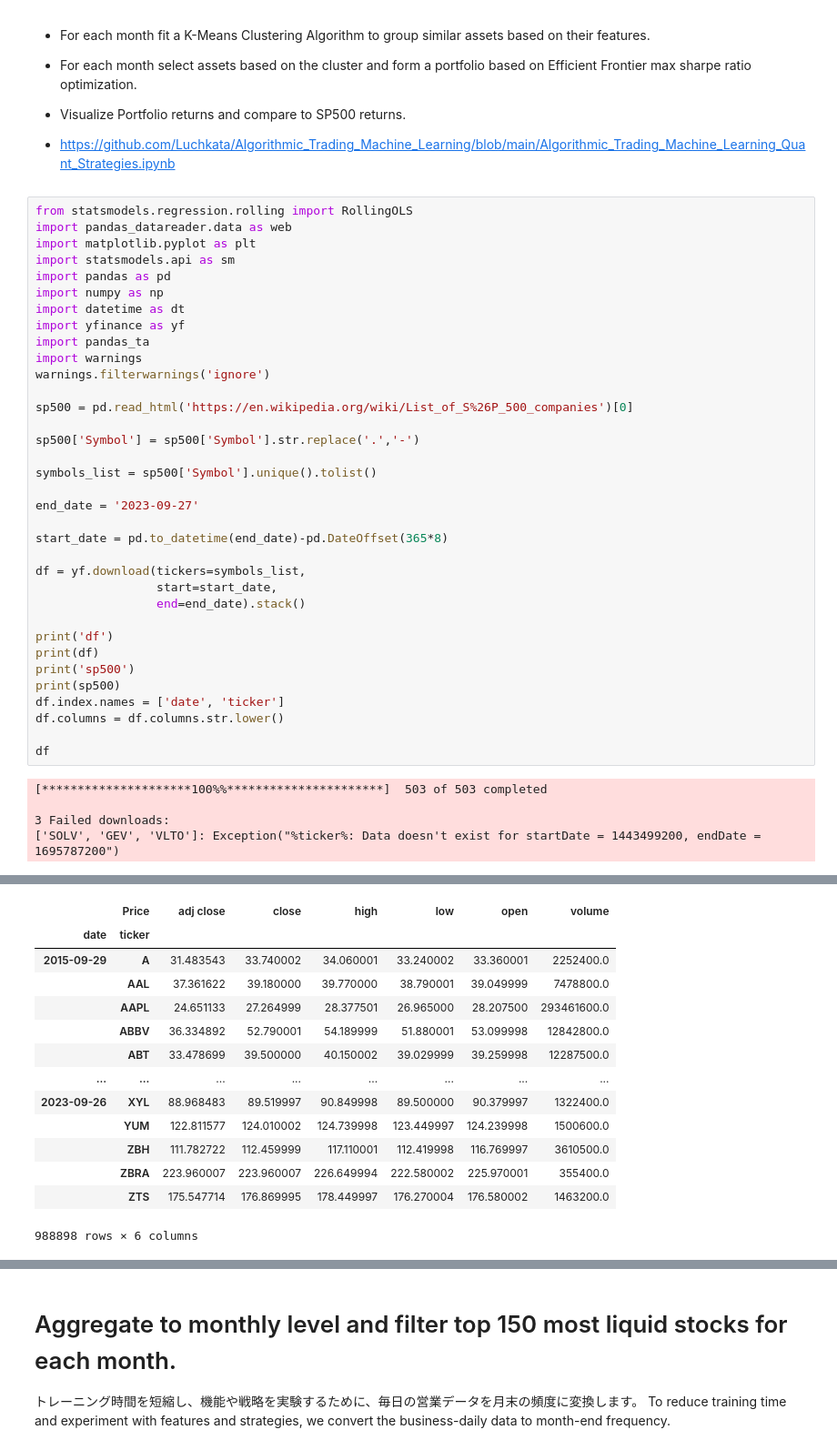
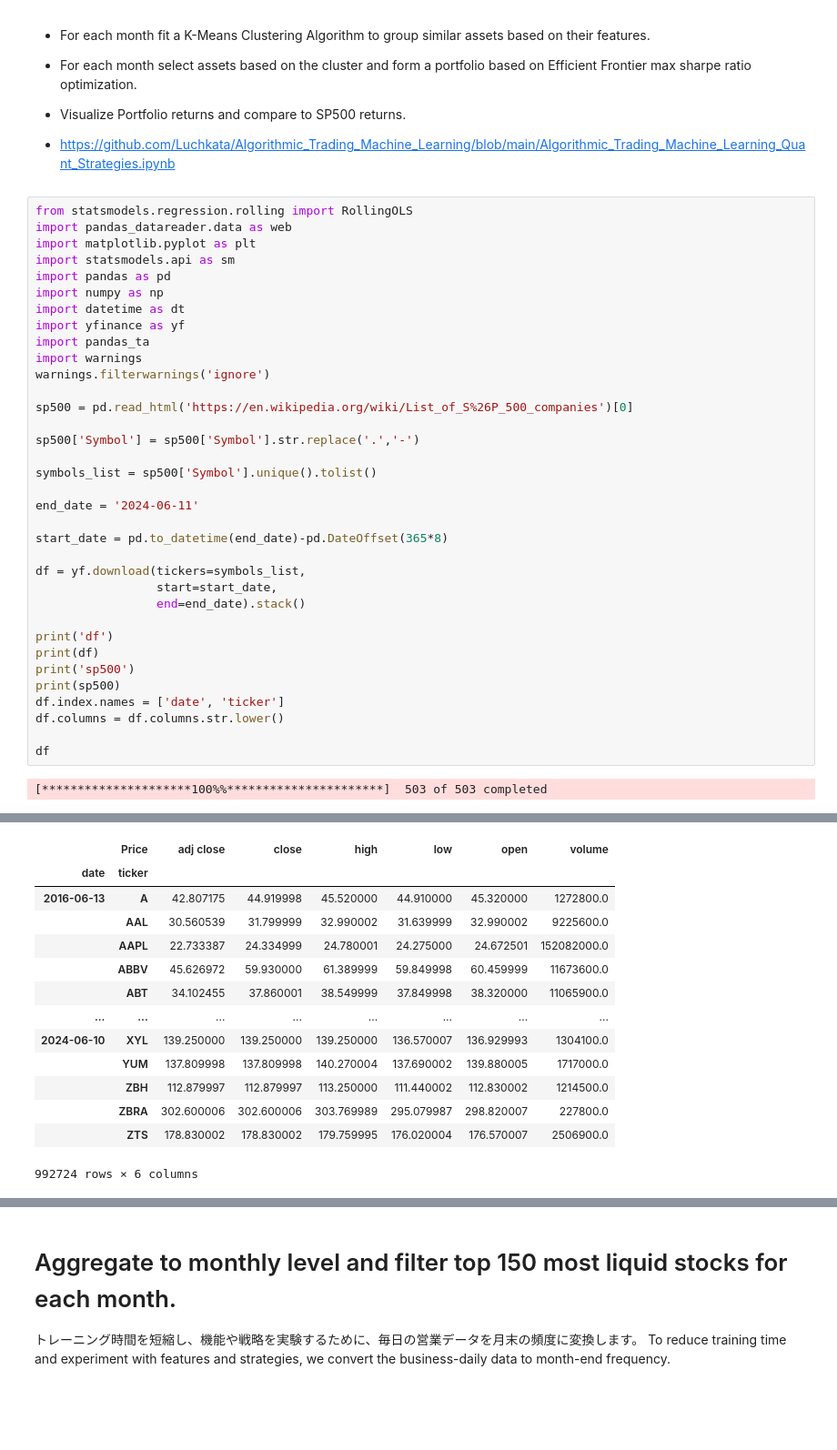
Before and after one commit to ryoseki/ml-trading-lesson, a Jupyter notebook: Algorithmic_Trading_Machine_Learning_Quant_Strategies.ipynb.ipynb, the cells around one changed output, grey strips where cells are left out. Shown at 91% size. Saved outputs shown, nothing was run; the diff lists cells and outputs as text; blank space fills up the shorter version.

```diff
--- a/Algorithmic_Trading_Machine_Learning_Quant_Strategies.ipynb.ipynb
+++ b/Algorithmic_Trading_Machine_Learning_Quant_Strategies.ipynb.ipynb
@@ -30,7 +30,7 @@ sp500['Symbol'] = sp500['Symbol'].str.replace('.','-')
 
 symbols_list = sp500['Symbol'].unique().tolist()
 
-end_date = '2023-09-27'
+end_date = '2024-06-11'
 
 start_date = pd.to_datetime(end_date)-pd.DateOffset(365*8)
 
@@ -48,9 +48,6 @@ df.columns = df.columns.str.lower()
 df
 # %% [output]
 [*********************100%%**********************]  503 of 503 completed
-
-3 Failed downloads:
-['SOLV', 'GEV', 'VLTO']: Exception("%ticker%: Data doesn't exist for startDate = 1443499200, endDate = 1695787200")
 df
 Price               Adj Close       Close        High         Low        Open  \
 Date       Ticker
@@ -66,22 +63,22 @@ Date       Ticker
 ... (55 lines left out)
 501  2001-08-07  1136869         1927
 502  2013-06-21  1555280         1952
 
 [503 rows x 8 columns]
 |  | Price | adj close | close | high | low | open | volume |
 | date | ticker |  |  |  |  |  |  |
-| 2015-09-29 | A | 31.483543 | 33.740002 | 34.060001 | 33.240002 | 33.360001 | 2252400.0 |
-|  | AAL | 37.361622 | 39.180000 | 39.770000 | 38.790001 | 39.049999 | 7478800.0 |
-|  | AAPL | 24.651133 | 27.264999 | 28.377501 | 26.965000 | 28.207500 | 293461600.0 |
-|  | ABBV | 36.334892 | 52.790001 | 54.189999 | 51.880001 | 53.099998 | 12842800.0 |
-|  | ABT | 33.478699 | 39.500000 | 40.150002 | 39.029999 | 39.259998 | 12287500.0 |
+| 2016-06-13 | A | 42.807175 | 44.919998 | 45.520000 | 44.910000 | 45.320000 | 1272800.0 |
+|  | AAL | 30.560539 | 31.799999 | 32.990002 | 31.639999 | 32.990002 | 9225600.0 |
+|  | AAPL | 22.733387 | 24.334999 | 24.780001 | 24.275000 | 24.672501 | 152082000.0 |
+|  | ABBV | 45.626972 | 59.930000 | 61.389999 | 59.849998 | 60.459999 | 11673600.0 |
+|  | ABT | 34.102455 | 37.860001 | 38.549999 | 37.849998 | 38.320000 | 11065900.0 |
 | ... | ... | ... | ... | ... | ... | ... | ... |
-| 2023-09-26 | XYL | 88.968483 | 89.519997 | 90.849998 | 89.500000 | 90.379997 | 1322400.0 |
-|  | YUM | 122.811577 | 124.010002 | 124.739998 | 123.449997 | 124.239998 | 1500600.0 |
-|  | ZBH | 111.782722 | 112.459999 | 117.110001 | 112.419998 | 116.769997 | 3610500.0 |
-|  | ZBRA | 223.960007 | 223.960007 | 226.649994 | 222.580002 | 225.970001 | 355400.0 |
-|  | ZTS | 175.547714 | 176.869995 | 178.449997 | 176.270004 | 176.580002 | 1463200.0 |
+| 2024-06-10 | XYL | 139.250000 | 139.250000 | 139.250000 | 136.570007 | 136.929993 | 1304100.0 |
+|  | YUM | 137.809998 | 137.809998 | 140.270004 | 137.690002 | 139.880005 | 1717000.0 |
+|  | ZBH | 112.879997 | 112.879997 | 113.250000 | 111.440002 | 112.830002 | 1214500.0 |
+|  | ZBRA | 302.600006 | 302.600006 | 303.769989 | 295.079987 | 298.820007 | 227800.0 |
+|  | ZTS | 178.830002 | 178.830002 | 179.759995 | 176.020004 | 176.570007 | 2506900.0 |
-988898 rows × 6 columns
+992724 rows × 6 columns
 # %%
 # https://help.yahoo.com/kb/SLN28256.html
 # Adj closeは該当するすべての株式分割および配当分配を調整した後の終値です。
```
Also changed, not shown: parts of 16 cells of this notebook.
